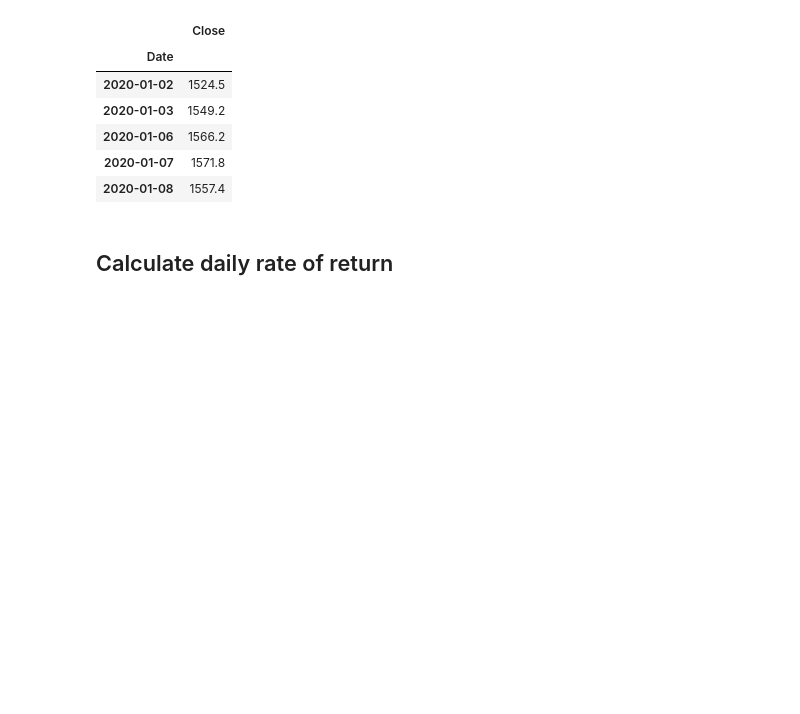
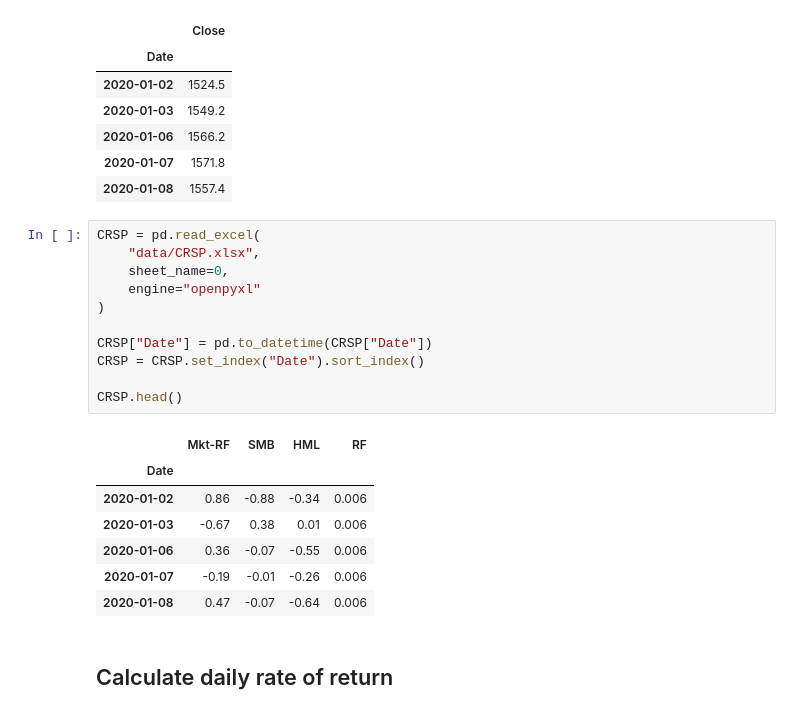
Before and after one commit to CYXNBNBNB/AD685-Quantitative-Methods-for-Finance, a Jupyter notebook: AD685 OLS Regression HAC.ipynb, the cells around one changed output. Cells and saved outputs as stored; diff of their text form; blank space fills up the shorter version.

```diff
--- a/AD685 OLS Regression HAC.ipynb
+++ b/AD685 OLS Regression HAC.ipynb
@@ -63,6 +63,25 @@ GCF.head()
 | 2020-01-06 | 1566.2 |
 | 2020-01-07 | 1571.8 |
 | 2020-01-08 | 1557.4 |
+# %%
+CRSP = pd.read_excel(
+    "data/CRSP.xlsx",
+    sheet_name=0,
+    engine="openpyxl"
+)
+
+CRSP["Date"] = pd.to_datetime(CRSP["Date"])
+CRSP = CRSP.set_index("Date").sort_index()
+
+CRSP.head()
+# %% [output]
+|  | Mkt-RF | SMB | HML | RF |
+| Date |  |  |  |  |
+| 2020-01-02 | 0.86 | -0.88 | -0.34 | 0.006 |
+| 2020-01-03 | -0.67 | 0.38 | 0.01 | 0.006 |
+| 2020-01-06 | 0.36 | -0.07 | -0.55 | 0.006 |
+| 2020-01-07 | -0.19 | -0.01 | -0.26 | 0.006 |
+| 2020-01-08 | 0.47 | -0.07 | -0.64 | 0.006 |
 # %% [markdown]
 ## Calculate daily rate of return
 # %%
```
